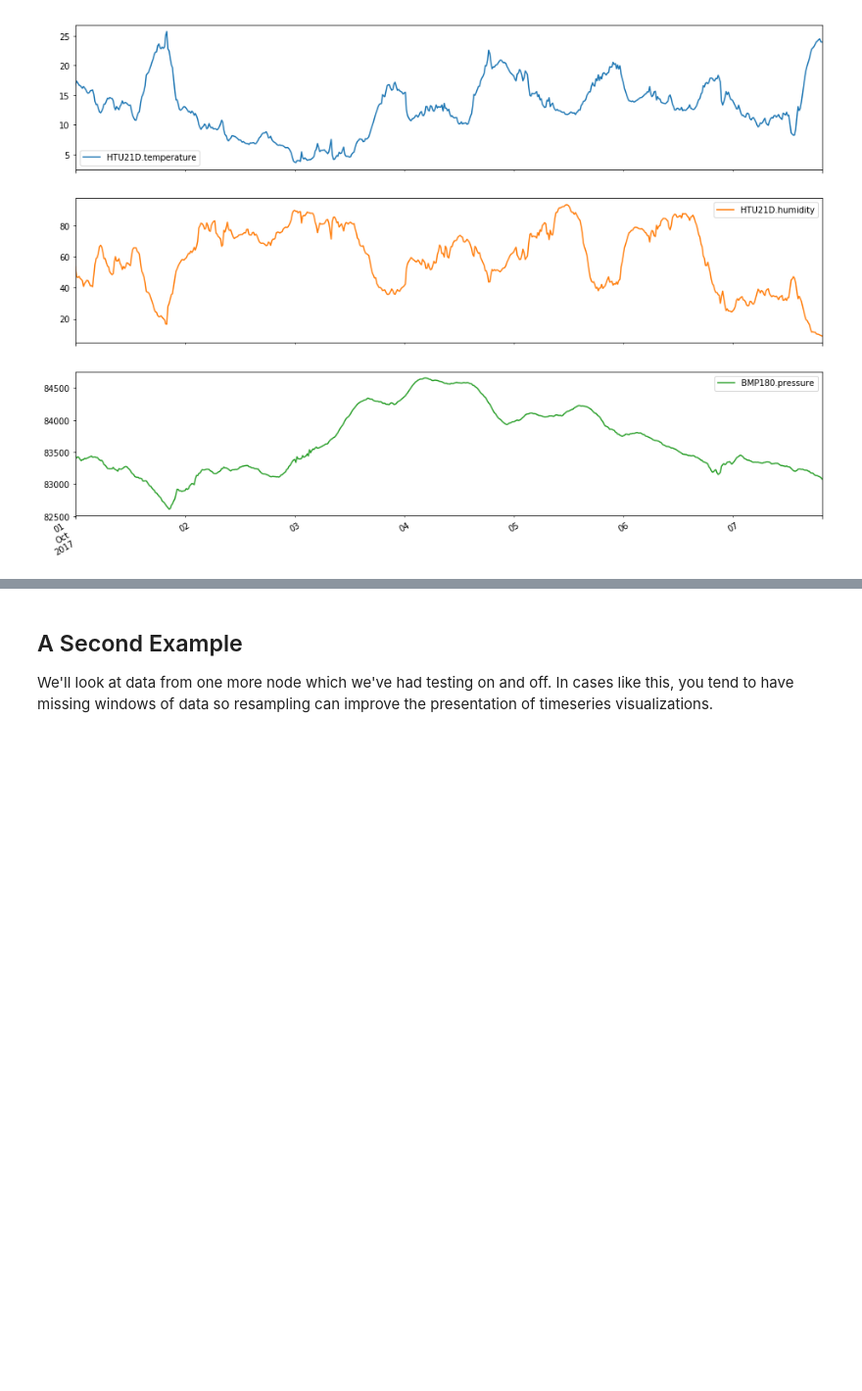
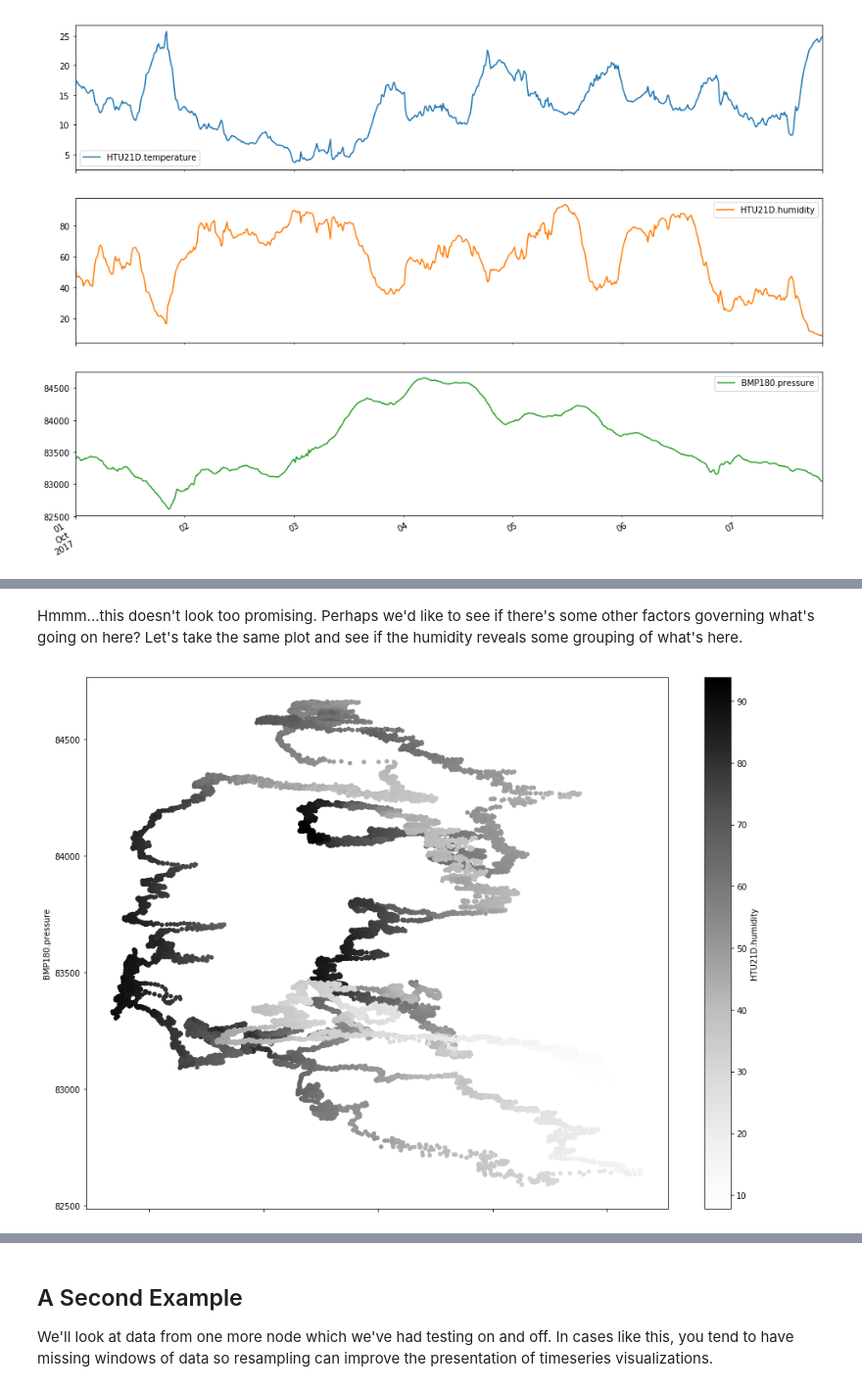
Before and after one commit to seanshahkarami/waggle-notebooks, a Jupyter notebook: Plotting Example.ipynb, the cells around one changed output, grey strips where cells are left out. Shown at 98% size. Cells and saved outputs as stored; diff of their text form; code cells hidden in the pictures; blank space fills up the shorter version.

```diff
--- a/Plotting Example.ipynb
+++ b/Plotting Example.ipynb
@@ -61,0 +67,7 @@ There we go! That looks a little better!
+# %% [markdown]
+Hmmm...this doesn't look too promising. Perhaps we'd like to see if there's some other factors governing what's going on here? Let's take the same plot and see if the humidity reveals some grouping of what's here.
+# %%
+df.plot(kind='scatter', x='HTU21D.temperature', y='BMP180.pressure', c='HTU21D.humidity', figsize=(16, 12))
+plt.show()
+# %% [output]
+[figure, added]
```
Also changed, not shown: parts of 5 cells of this notebook.
